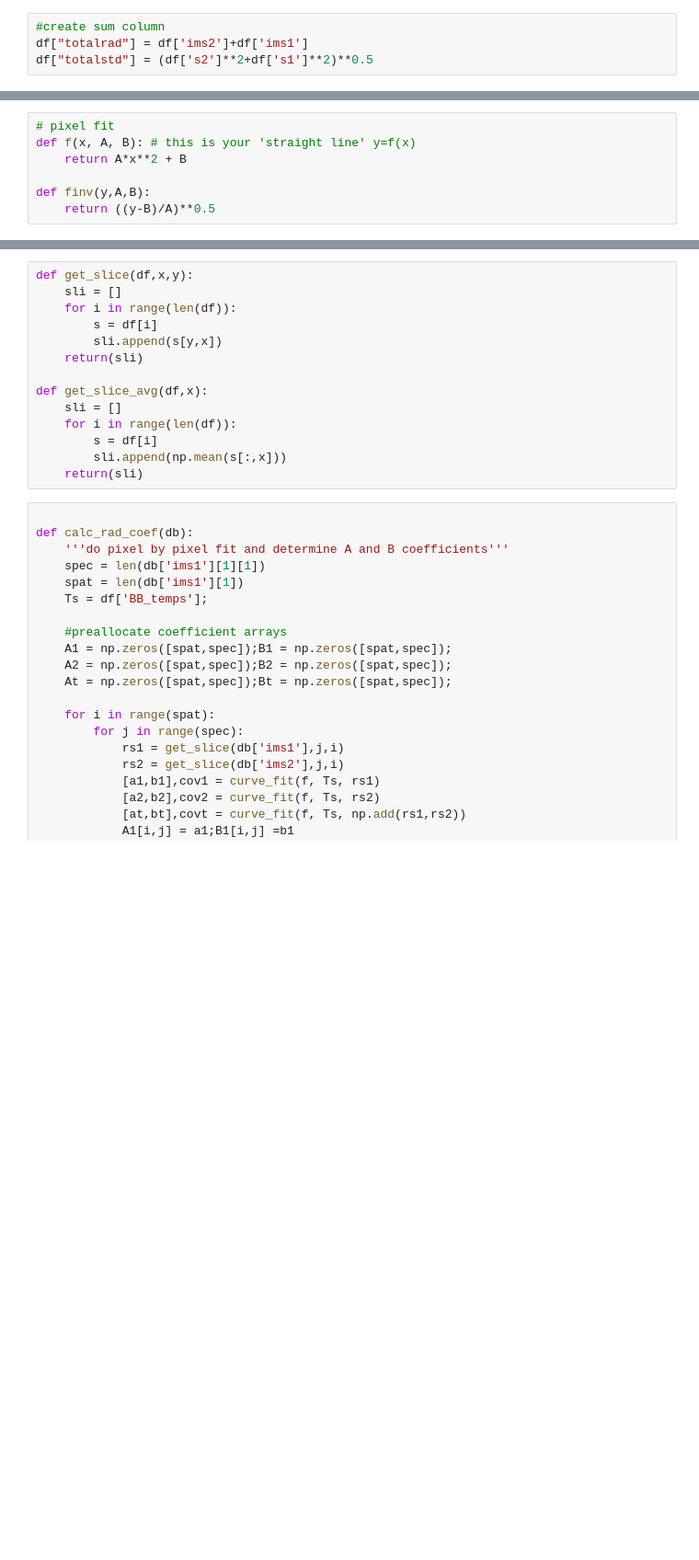
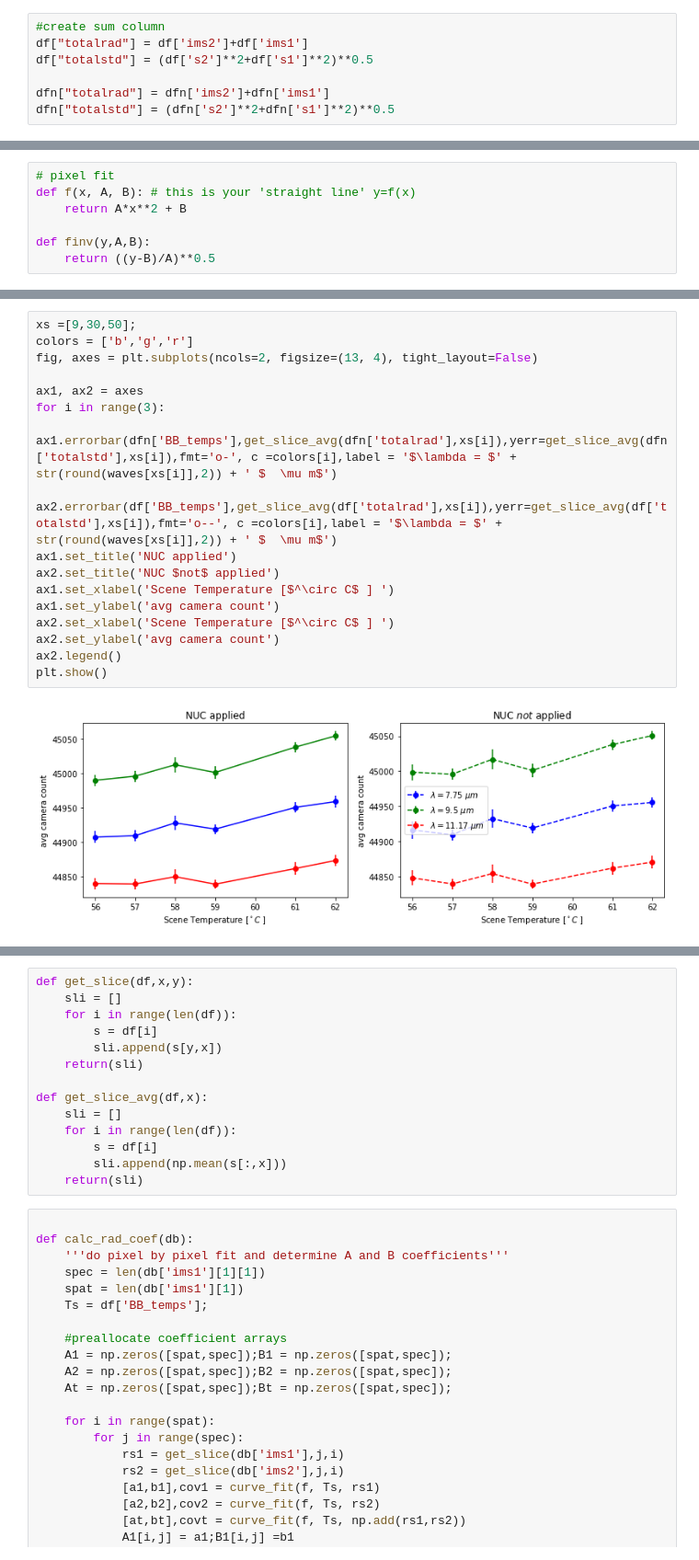
Before and after one commit to Polarization-Lab/IRCSP, a Jupyter notebook: calibration/calculate_LUT_with_NUC.ipynb, the cells around one changed output, grey strips where cells are left out. Shown at 92% size. Drawn from its saved outputs; the diff is of its cells as text; blank space fills up the shorter version.

```diff
--- a/calibration/calculate_LUT_with_NUC.ipynb
+++ b/calibration/calculate_LUT_with_NUC.ipynb
@@ -166,6 +148,9 @@ plt.show()
 #create sum column
 df["totalrad"] = df['ims2']+df['ims1']
 df["totalstd"] = (df['s2']**2+df['s1']**2)**0.5
+
+dfn["totalrad"] = dfn['ims2']+dfn['ims1']
+dfn["totalstd"] = (dfn['s2']**2+dfn['s1']**2)**0.5
 # %%
 cmin = np.min(list(df['totalrad'])); cmax=np.max(list(df['totalrad']))
 
@@ -202,0 +188,19 @@ NameError: name 'get_slice_avg' is not defined
+# %%
+xs =[9,30,50];
+colors = ['b','g','r']
+fig, axes = plt.subplots(ncols=2, figsize=(13, 4), tight_layout=False)
+
+ax1, ax2 = axes
+for i in range(3):
+    ax1.errorbar(dfn['BB_temps'],get_slice_avg(dfn['totalrad'],xs[i]),yerr=get_slice_avg(dfn['totalstd'],xs[i]),fmt='o-', c =colors[i],label = '$\lambda = $' + str(round(waves[xs[i]],2)) + ' $  \mu m$')
+    ax2.errorbar(df['BB_temps'],get_slice_avg(df['totalrad'],xs[i]),yerr=get_slice_avg(df['totalstd'],xs[i]),fmt='o--', c =colors[i],label = '$\lambda = $' + str(round(waves[xs[i]],2)) + ' $  \mu m$')
+ax1.set_title('NUC applied')
+ax2.set_title('NUC $not$ applied')
+ax1.set_xlabel('Scene Temperature [$^\circ C$ ] ')
+ax1.set_ylabel('avg camera count')
+ax2.set_xlabel('Scene Temperature [$^\circ C$ ] ')
+ax2.set_ylabel('avg camera count')
+ax2.legend()
+plt.show()
+# %% [output]
+[figure, added]
```
Also changed, not shown: parts of 25 cells of this notebook, 4 other files.
